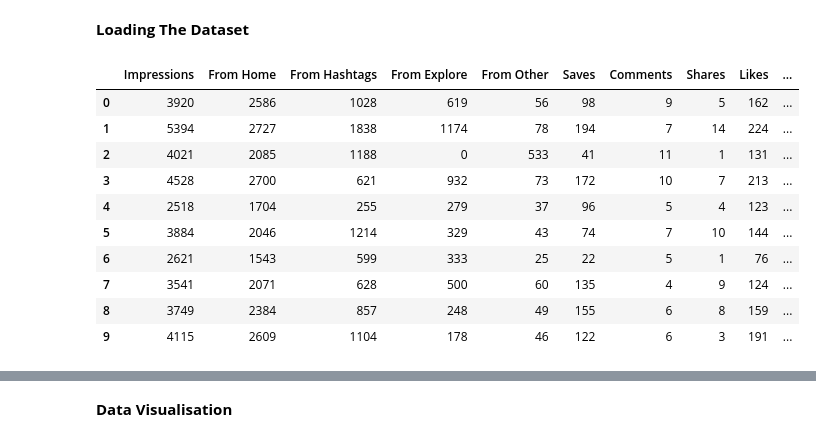
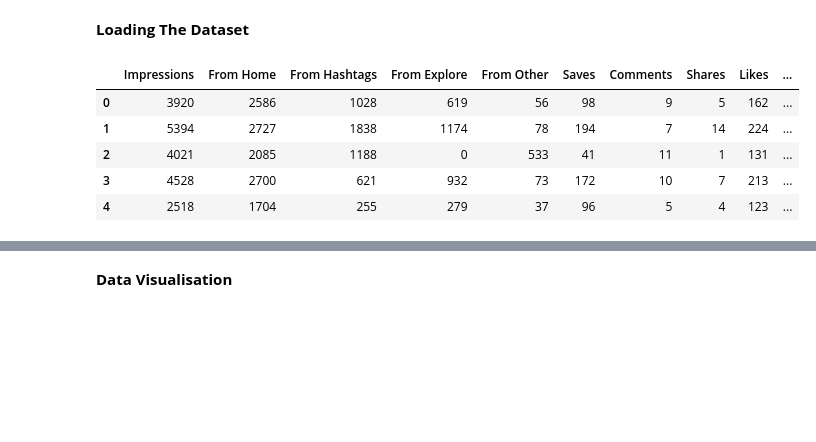
Before and after one commit to abhhiixxhek/Instragram-Reach-Prediction, a Jupyter notebook: instagramReach.ipynb, the cells around one changed output, grey strips where cells are left out. Drawn from its saved outputs; the diff is of its cells as text; code cells hidden in the pictures; blank space fills up the shorter version.

```diff
--- a/instagramReach.ipynb
+++ b/instagramReach.ipynb
@@ -20,19 +20,14 @@ with open('/content/Instagram data.csv', 'rb') as f:
 # %%
 data = pd.read_csv('/content/Instagram data.csv', encoding=encoding)
 # %%
-data.head(10)
+data.head()
 # %% [output]
 |  | Impressions | From Home | From Hashtags | From Explore | From Other | Saves | Comments | Shares | Likes | ... |
 | 0 | 3920 | 2586 | 1028 | 619 | 56 | 98 | 9 | 5 | 162 | ... |
 | 1 | 5394 | 2727 | 1838 | 1174 | 78 | 194 | 7 | 14 | 224 | ... |
 | 2 | 4021 | 2085 | 1188 | 0 | 533 | 41 | 11 | 1 | 131 | ... |
 | 3 | 4528 | 2700 | 621 | 932 | 73 | 172 | 10 | 7 | 213 | ... |
 | 4 | 2518 | 1704 | 255 | 279 | 37 | 96 | 5 | 4 | 123 | ... |
-| 5 | 3884 | 2046 | 1214 | 329 | 43 | 74 | 7 | 10 | 144 | ... |
-| 6 | 2621 | 1543 | 599 | 333 | 25 | 22 | 5 | 1 | 76 | ... |
-| 7 | 3541 | 2071 | 628 | 500 | 60 | 135 | 4 | 9 | 124 | ... |
-| 8 | 3749 | 2384 | 857 | 248 | 49 | 155 | 6 | 8 | 159 | ... |
-| 9 | 4115 | 2609 | 1104 | 178 | 46 | 122 | 6 | 3 | 191 | ... |
 # %%
 data.isnull().sum()
 # %% [output]
```
Also changed, not shown: parts of 8 cells of this notebook.
